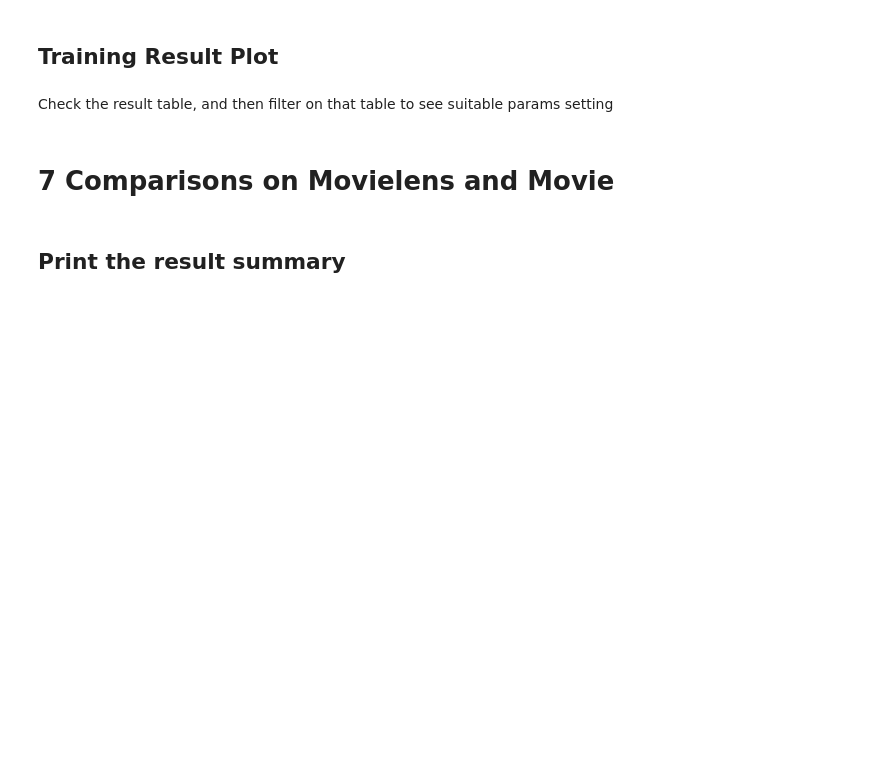
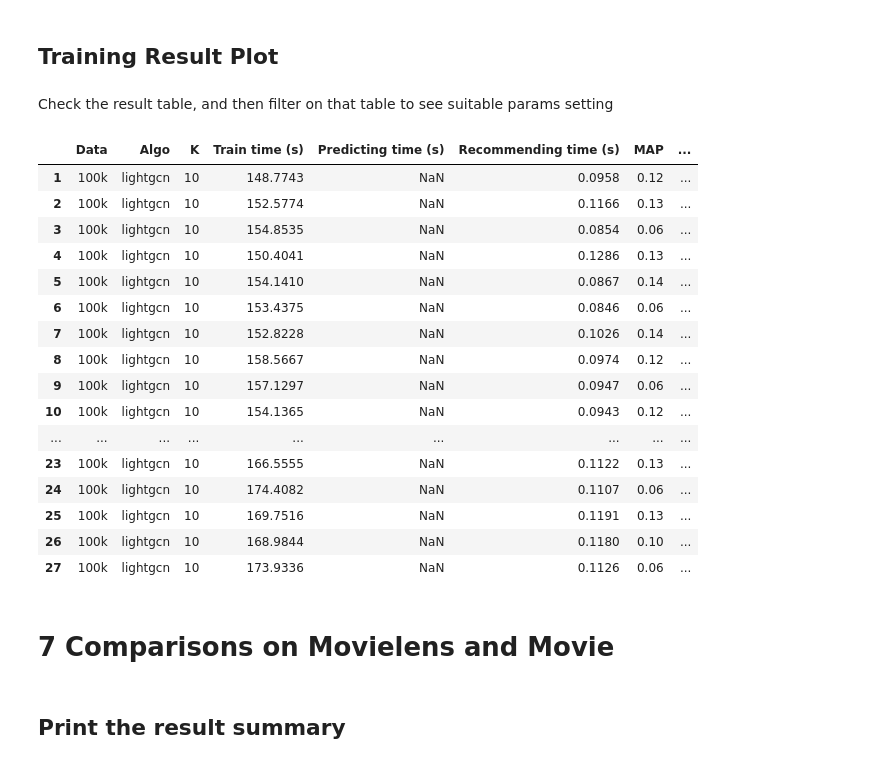
Before and after one commit to zoryzhang/4222project, a Jupyter notebook: backup_main.ipynb, the cells around one changed output. Cells and saved outputs as stored; diff of their text form; code cells hidden in the pictures; blank space fills up the shorter version.

```diff
--- a/backup_main.ipynb
+++ b/backup_main.ipynb
@@ -957,13 +957,33 @@ will be removed in a future version of SymPy.
 Check the result table, and then filter on that table to see suitable params setting
 # %%
 df_result = df_results
+for i, (key, value) in enumerate(df_result[0].items()):
+    df_result.iloc[key]
 df_result['param'] = lightgcn_params
 with pd.option_context('display.max_rows', None):
     with pd.option_context('display.max_colwidth', None):
         df_result.to_csv('params.csv')
         #from IPython.display import HTML
         #HTML(df_result.to_html())
         df_result
+# %% [output]
+|  | Data | Algo | K | Train time (s) | Predicting time (s) | Recommending time (s) | MAP | ... |
+| 1 | 100k | lightgcn | 10 | 148.7743 | NaN | 0.0958 | 0.12 | ... |
+| 2 | 100k | lightgcn | 10 | 152.5774 | NaN | 0.1166 | 0.13 | ... |
+| 3 | 100k | lightgcn | 10 | 154.8535 | NaN | 0.0854 | 0.06 | ... |
+| 4 | 100k | lightgcn | 10 | 150.4041 | NaN | 0.1286 | 0.13 | ... |
+| 5 | 100k | lightgcn | 10 | 154.1410 | NaN | 0.0867 | 0.14 | ... |
+| 6 | 100k | lightgcn | 10 | 153.4375 | NaN | 0.0846 | 0.06 | ... |
+| 7 | 100k | lightgcn | 10 | 152.8228 | NaN | 0.1026 | 0.14 | ... |
+| 8 | 100k | lightgcn | 10 | 158.5667 | NaN | 0.0974 | 0.12 | ... |
+| 9 | 100k | lightgcn | 10 | 157.1297 | NaN | 0.0947 | 0.06 | ... |
+| 10 | 100k | lightgcn | 10 | 154.1365 | NaN | 0.0943 | 0.12 | ... |
+| ... | ... | ... | ... | ... | ... | ... | ... | ... |
+| 23 | 100k | lightgcn | 10 | 166.5555 | NaN | 0.1122 | 0.13 | ... |
+| 24 | 100k | lightgcn | 10 | 174.4082 | NaN | 0.1107 | 0.06 | ... |
+| 25 | 100k | lightgcn | 10 | 169.7516 | NaN | 0.1191 | 0.13 | ... |
+| 26 | 100k | lightgcn | 10 | 168.9844 | NaN | 0.1180 | 0.10 | ... |
+| 27 | 100k | lightgcn | 10 | 173.9336 | NaN | 0.1126 | 0.06 | ... |
 # %%
 lightgcn_params # see the corresponding param
 # %% [markdown]
```
Also changed, not shown: parts of 1 cell of this notebook.
